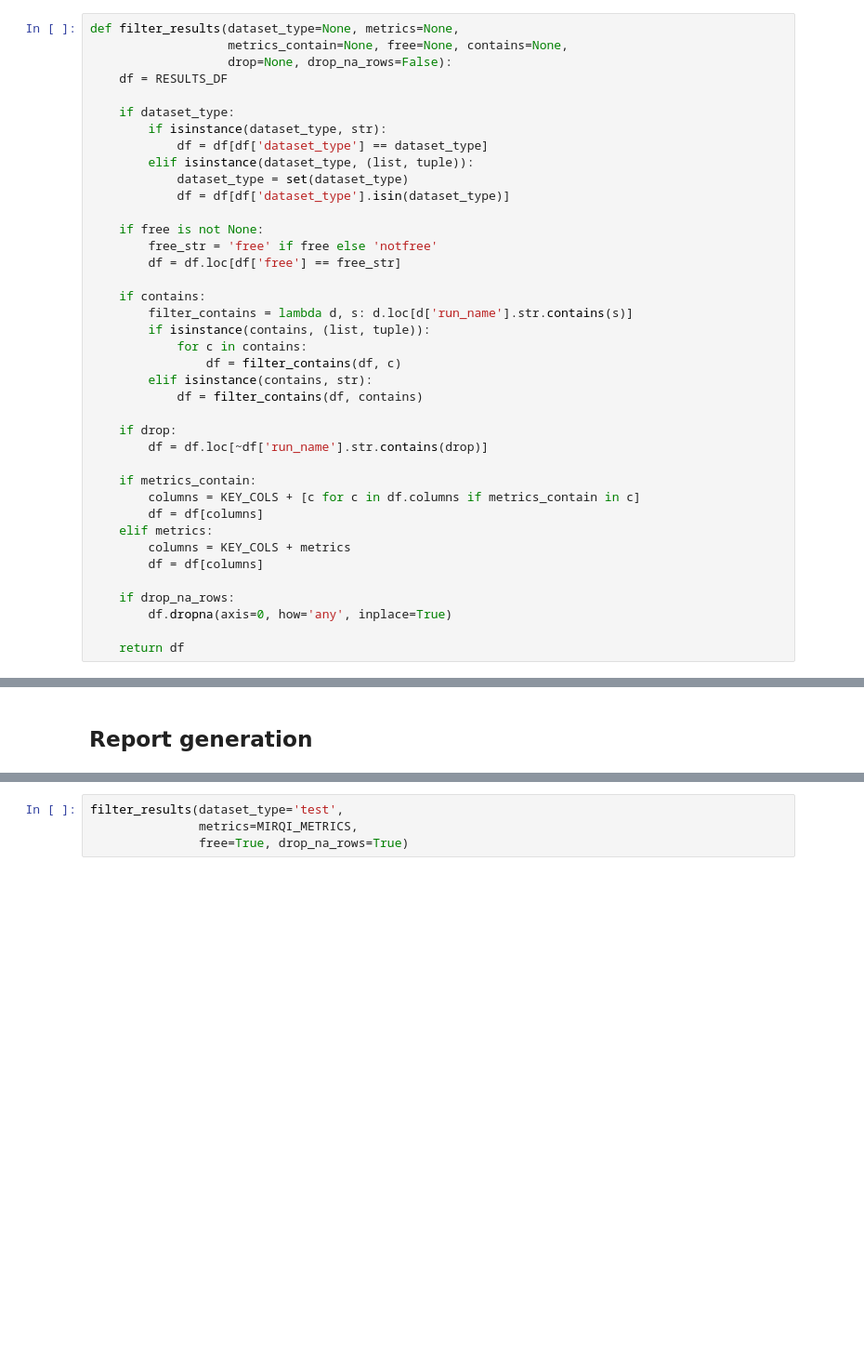
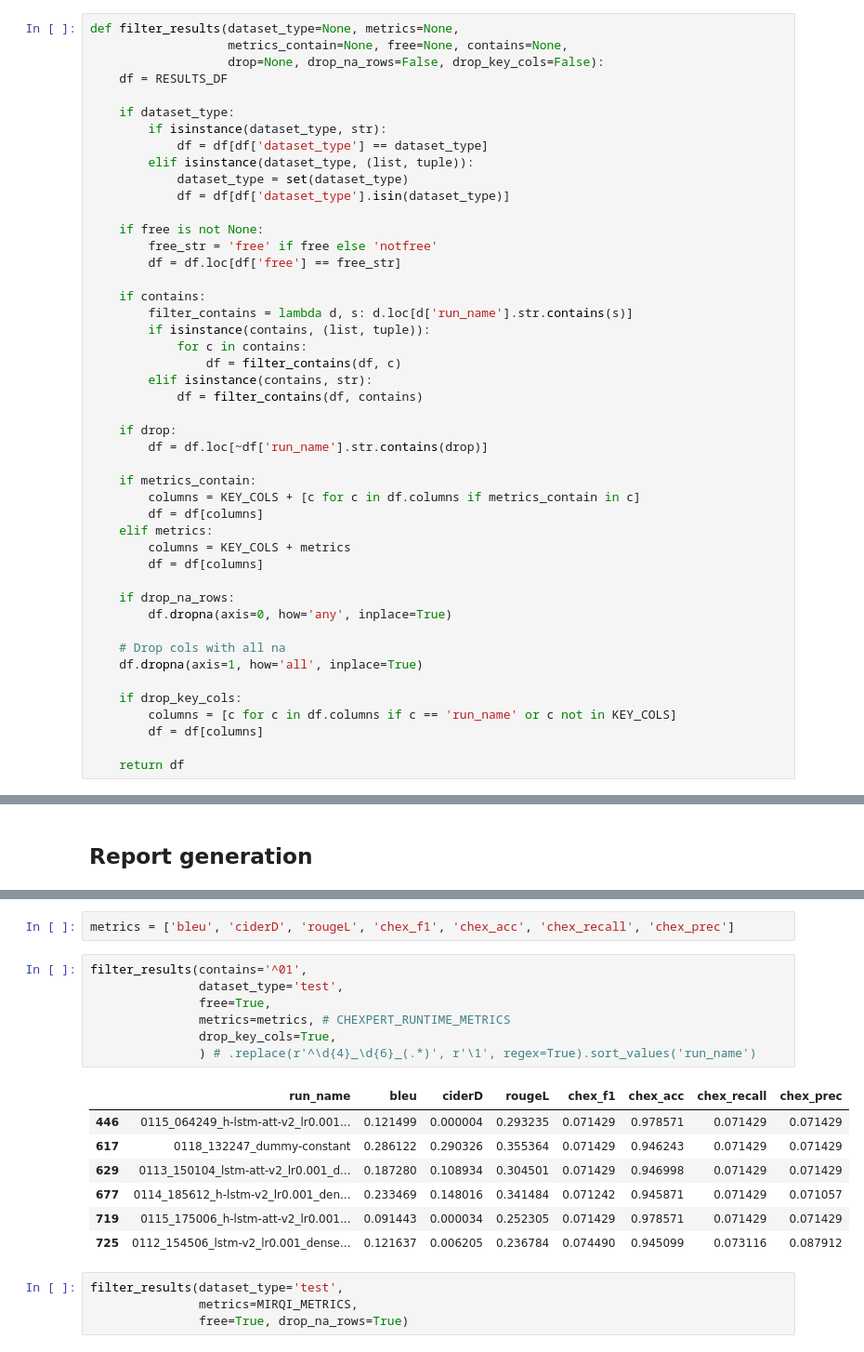
Before and after one commit to pdpino/medical-ai, a Jupyter notebook: medai/notebooks/results.ipynb, the cells around one changed output, grey strips where cells are left out. Shown at 93% size. Cells and saved outputs as stored; diff of their text form; blank space fills up the shorter version.

Commit message:
Fix dummy RG evaluation script

```diff
--- a/medai/notebooks/results.ipynb
+++ b/medai/notebooks/results.ipynb
@@ -88,7 +88,7 @@ def load_results():
 # %%
 def filter_results(dataset_type=None, metrics=None,
                    metrics_contain=None, free=None, contains=None,
-                   drop=None, drop_na_rows=False):
+                   drop=None, drop_na_rows=False, drop_key_cols=False):
     df = RESULTS_DF
 
     if dataset_type:
@@ -123,6 +123,13 @@ def filter_results(dataset_type=None, metrics=None,
     if drop_na_rows:
         df.dropna(axis=0, how='any', inplace=True)
 
+    # Drop cols with all na
+    df.dropna(axis=1, how='all', inplace=True)
+
+    if drop_key_cols:
+        columns = [c for c in df.columns if c == 'run_name' or c not in KEY_COLS]
+        df = df[columns]
+
     return df
 # %% [markdown]
 ## Load results
@@ -212,3 +221,20 @@ filter_results(contains='_(dummy|lstm-att-v2)',
+# %%
+metrics = ['bleu', 'ciderD', 'rougeL', 'chex_f1', 'chex_acc', 'chex_recall', 'chex_prec']
+# %%
+filter_results(contains='^01',
+               dataset_type='test',
+               free=True,
+               metrics=metrics, # CHEXPERT_RUNTIME_METRICS
+               drop_key_cols=True,
+               ) # .replace(r'^\d{4}_\d{6}_(.*)', r'\1', regex=True).sort_values('run_name')
+# %% [output]
+|  | run_name | bleu | ciderD | rougeL | chex_f1 | chex_acc | chex_recall | chex_prec |
+| 446 | 0115_064249_h-lstm-att-v2_lr0.001... | 0.121499 | 0.000004 | 0.293235 | 0.071429 | 0.978571 | 0.071429 | 0.071429 |
+| 617 | 0118_132247_dummy-constant | 0.286122 | 0.290326 | 0.355364 | 0.071429 | 0.946243 | 0.071429 | 0.071429 |
+| 629 | 0113_150104_lstm-att-v2_lr0.001_d... | 0.187280 | 0.108934 | 0.304501 | 0.071429 | 0.946998 | 0.071429 | 0.071429 |
+| 677 | 0114_185612_h-lstm-v2_lr0.001_den... | 0.233469 | 0.148016 | 0.341484 | 0.071242 | 0.945871 | 0.071429 | 0.071057 |
+| 719 | 0115_175006_h-lstm-att-v2_lr0.001... | 0.091443 | 0.000034 | 0.252305 | 0.071429 | 0.978571 | 0.071429 | 0.071429 |
+| 725 | 0112_154506_lstm-v2_lr0.001_dense... | 0.121637 | 0.006205 | 0.236784 | 0.074490 | 0.945099 | 0.073116 | 0.087912 |
 # %%
 filter_results(dataset_type='test',
                metrics=MIRQI_METRICS,
```
Also changed, not shown: parts of 4 cells of this notebook, 6 other files.
